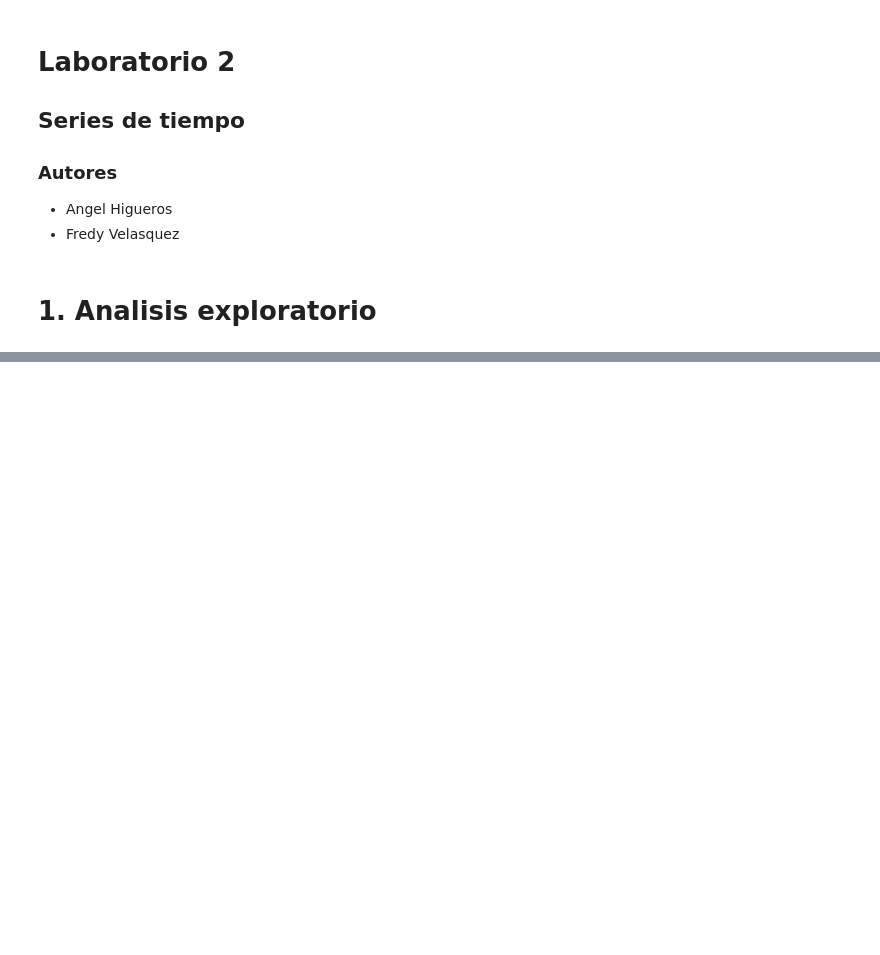
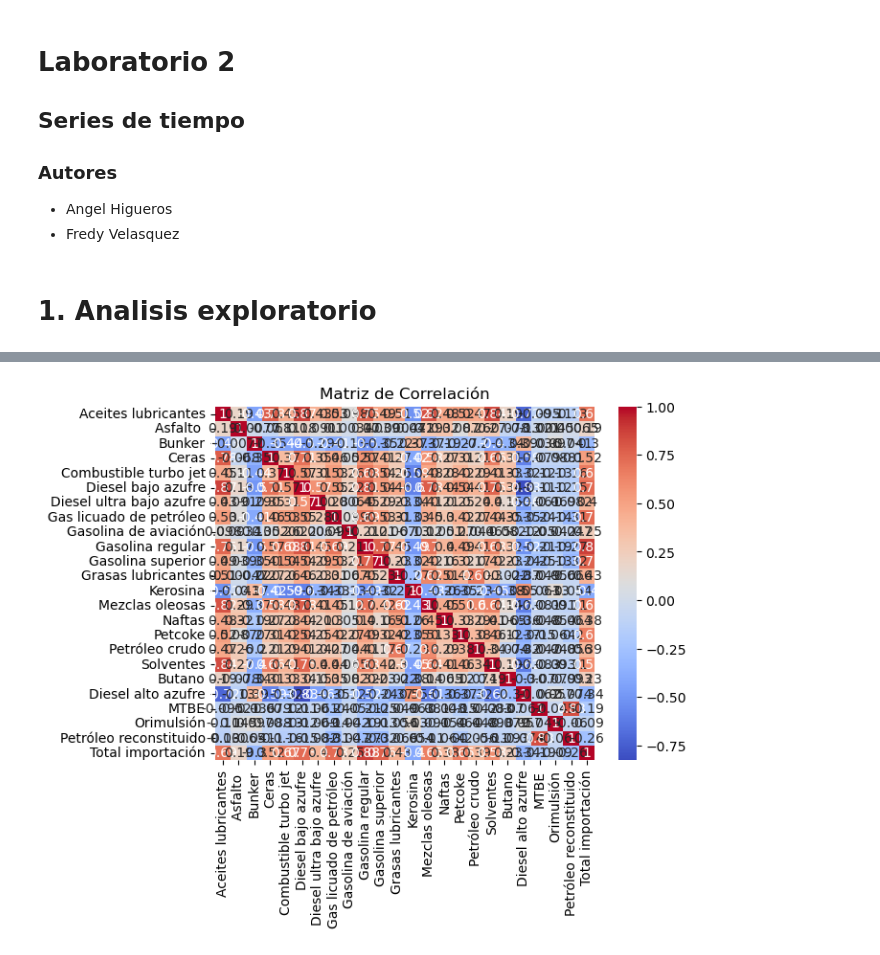
Before and after one commit to fredyvelasquezgt/Lab-2-DS, a Jupyter notebook: Lab2.ipynb, the cells around one changed output, grey strips where cells are left out. Drawn from its saved outputs; the diff is of its cells as text; code cells hidden in the pictures; blank space fills up the shorter version.

```diff
--- a/Lab2.ipynb
+++ b/Lab2.ipynb
@@ -40,0 +108,8 @@ data
+# %%
+# Matriz de correlación para explorar relaciones lineales entre variables
+correlation_matrix = data.corr()
+sns.heatmap(correlation_matrix, annot=True, cmap='coolwarm')
+plt.title('Matriz de Correlación')
+plt.show()
+# %% [output]
+[figure, added]
```
Also changed, not shown: parts of 4 cells of this notebook.
